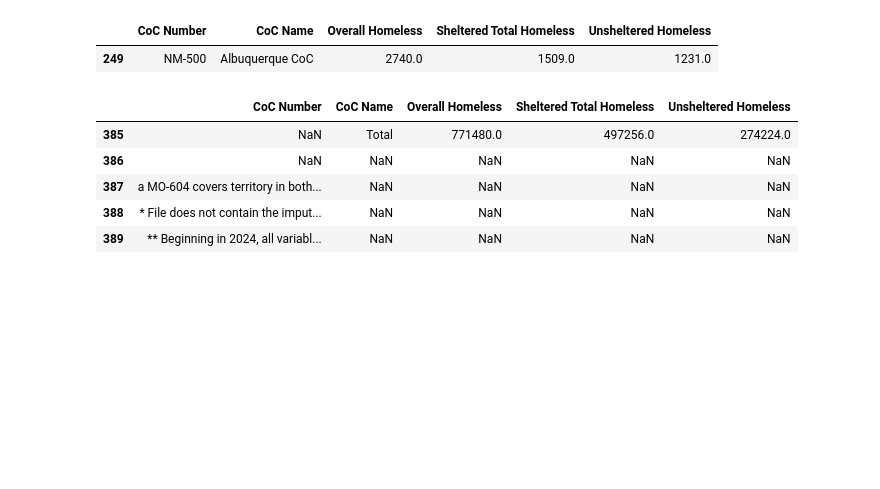
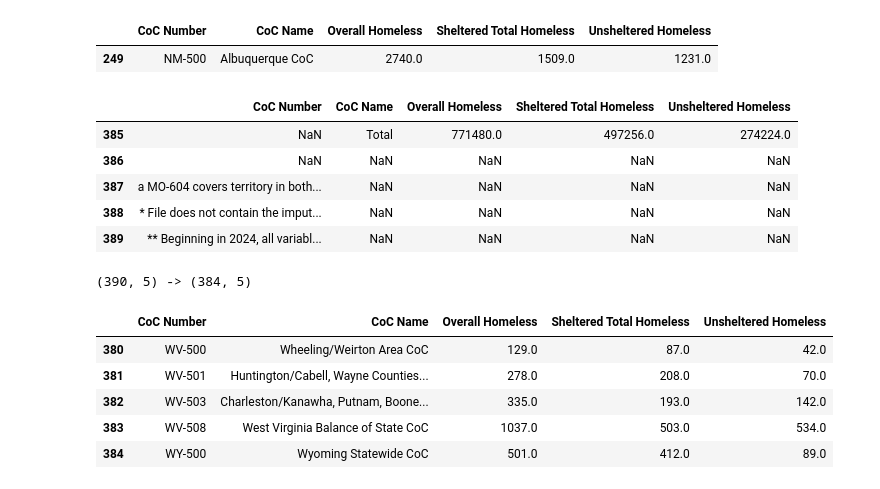
Before and after one commit to hmsealy/Capstone-Data-science-Class-, a Jupyter notebook: homeless.ipynb, the cells around one changed output. Saved outputs shown, nothing was run; the diff lists cells and outputs as text; code cells hidden in the pictures; blank space fills up the shorter version.

```diff
--- a/homeless.ipynb
+++ b/homeless.ipynb
@@ -78,3 +78,19 @@ small.tail()
 | 387 | a MO-604 covers territory in both... | NaN | NaN | NaN | NaN |
 | 388 | * File does not contain the imput... | NaN | NaN | NaN | NaN |
 | 389 | ** Beginning in 2024, all variabl... | NaN | NaN | NaN | NaN |
+# %%
+# Keep only real CoC codes: 2 letters, dash, 3 digits (e.g. NM-500)
+# na=False treats blank CoC Numbers as "no match"
+is_real_coc = small['CoC Number'].astype(str).str.match(r'^[A-Z]{2}-\d{3}$', na=False)
+
+small_clean = small[is_real_coc]
+print(small.shape, '->', small_clean.shape)   # should drop about 5 rows
+small_clean.tail()
+# %% [output]
+(390, 5) -> (384, 5)
+|  | CoC Number | CoC Name | Overall Homeless | Sheltered Total Homeless | Unsheltered Homeless |
+| 380 | WV-500 | Wheeling/Weirton Area CoC | 129.0 | 87.0 | 42.0 |
+| 381 | WV-501 | Huntington/Cabell, Wayne Counties... | 278.0 | 208.0 | 70.0 |
+| 382 | WV-503 | Charleston/Kanawha, Putnam, Boone... | 335.0 | 193.0 | 142.0 |
+| 383 | WV-508 | West Virginia Balance of State CoC | 1037.0 | 503.0 | 534.0 |
+| 384 | WY-500 | Wyoming Statewide CoC | 501.0 | 412.0 | 89.0 |
```
Also changed, not shown: parts of 6 cells of this notebook.
